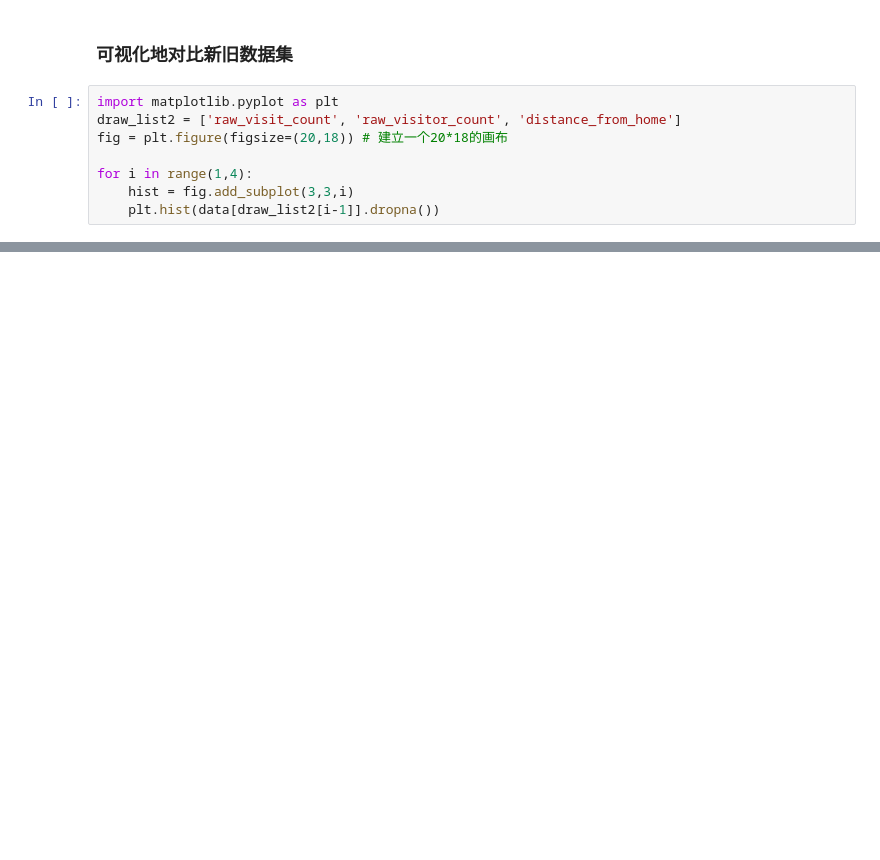
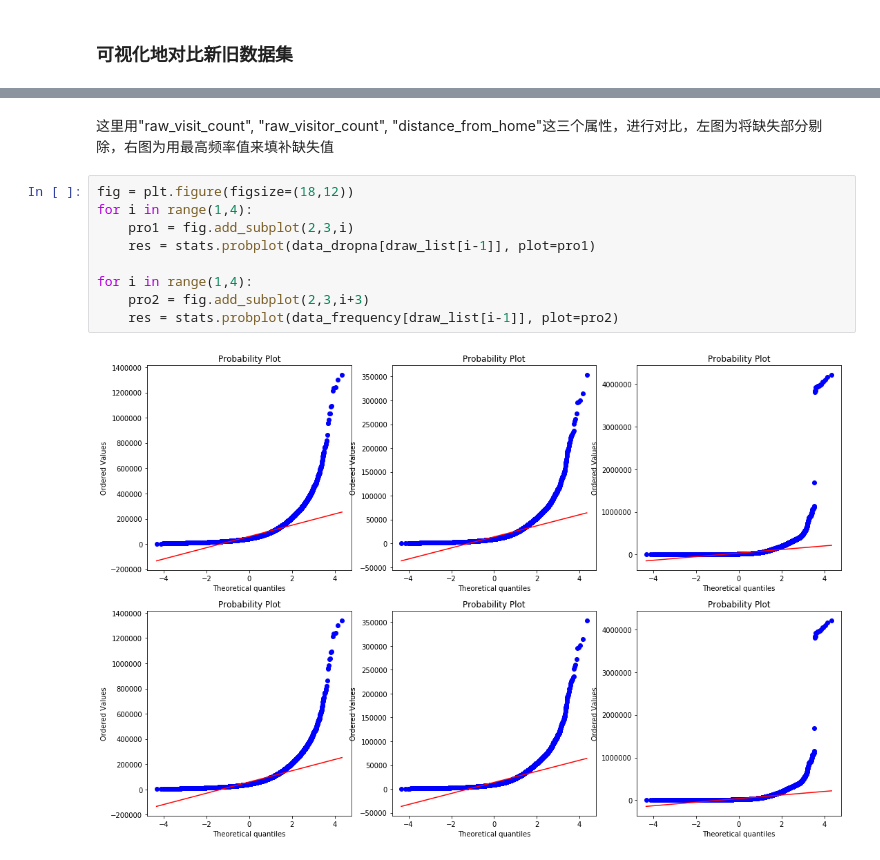
Before and after one commit to vastian180/DataMiningHomework1, a Jupyter notebook: 1.ipynb, the cells around one changed output, grey strips where cells are left out. Saved outputs shown, nothing was run; the diff lists cells and outputs as text; blank space fills up the shorter version.

```diff
--- a/1.ipynb
+++ b/1.ipynb
@@ -361,10 +383,2 @@ for attribute in Numeric_Attributes:
 # %% [markdown]
 ### 可视化地对比新旧数据集
-# %%
-import matplotlib.pyplot as plt
-draw_list2 = ['raw_visit_count', 'raw_visitor_count', 'distance_from_home']
-fig = plt.figure(figsize=(20,18)) # 建立一个20*18的画布
-
-for i in range(1,4):
-    hist = fig.add_subplot(3,3,i)
-    plt.hist(data[draw_list2[i-1]].dropna())
@@ -370,0 +399,13 @@ for i in range(1,4):
+# %% [markdown]
+这里用"raw_visit_count", "raw_visitor_count", "distance_from_home"这三个属性，进行对比，左图为将缺失部分剔除，右图为用最高频率值来填补缺失值
+# %%
+fig = plt.figure(figsize=(18,12))
+for i in range(1,4):
+    pro1 = fig.add_subplot(2,3,i)
+    res = stats.probplot(data_dropna[draw_list[i-1]], plot=pro1)
+
+for i in range(1,4):
+    pro2 = fig.add_subplot(2,3,i+3)
+    res = stats.probplot(data_frequency[draw_list[i-1]], plot=pro2)
+# %% [output]
+[figure, added]
```
Also changed, not shown: parts of 6 cells of this notebook, 1 other file.
